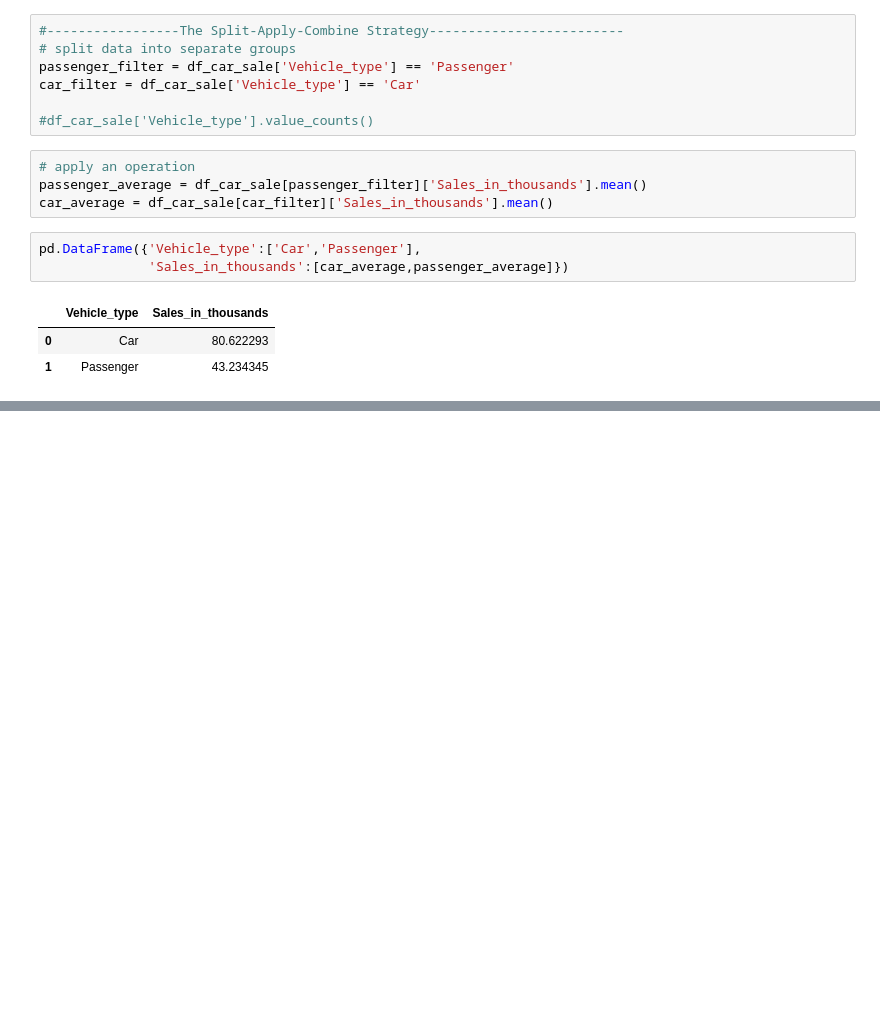
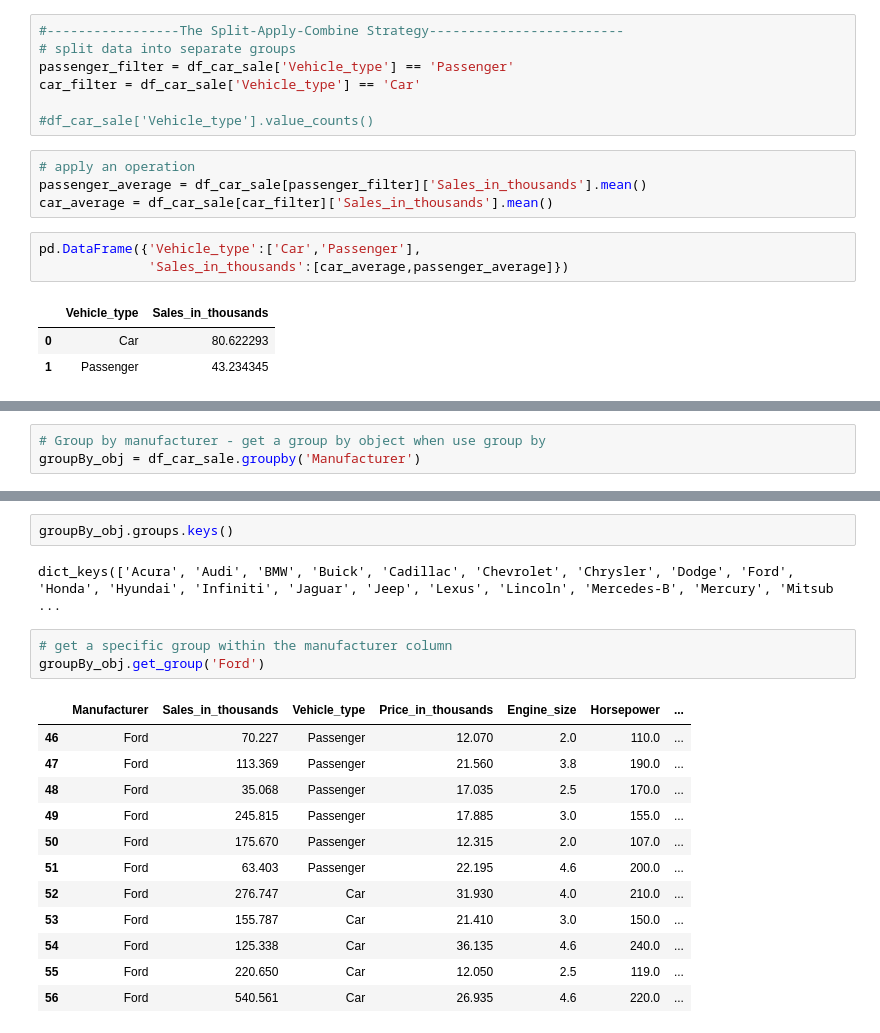
Before and after one commit to DiilaNa/Data_Science_with-Pandas, a Jupyter notebook: Project-2/GroupByandAgrregateFunctions.ipynb, the cells around one changed output, grey strips where cells are left out. Drawn from its saved outputs; the diff is of its cells as text; blank space fills up the shorter version.

```diff
--- a/Project-2/GroupByandAgrregateFunctions.ipynb
+++ b/Project-2/GroupByandAgrregateFunctions.ipynb
@@ -163,0 +174,3 @@ pd.DataFrame({'Vehicle_type':['Car','Passenger'],
+# %%
+# Group by manufacturer - get a group by object when use group by
+groupBy_obj = df_car_sale.groupby('Manufacturer')
@@ -163,0 +186,20 @@ pd.DataFrame({'Vehicle_type':['Car','Passenger'],
+# %%
+groupBy_obj.groups.keys()
+# %% [output]
+dict_keys(['Acura', 'Audi', 'BMW', 'Buick', 'Cadillac', 'Chevrolet', 'Chrysler', 'Dodge', 'Ford', 'Honda', 'Hyundai', 'Infiniti', 'Jaguar', 'Jeep', 'Lexus', 'Lincoln', 'Mercedes-B', 'Mercury', 'Mitsub ...
+# %%
+# get a specific group within the manufacturer column
+groupBy_obj.get_group('Ford')
+# %% [output]
+|  | Manufacturer | Sales_in_thousands | Vehicle_type | Price_in_thousands | Engine_size | Horsepower | ... |
+| 46 | Ford | 70.227 | Passenger | 12.070 | 2.0 | 110.0 | ... |
+| 47 | Ford | 113.369 | Passenger | 21.560 | 3.8 | 190.0 | ... |
+| 48 | Ford | 35.068 | Passenger | 17.035 | 2.5 | 170.0 | ... |
+| 49 | Ford | 245.815 | Passenger | 17.885 | 3.0 | 155.0 | ... |
+| 50 | Ford | 175.670 | Passenger | 12.315 | 2.0 | 107.0 | ... |
+| 51 | Ford | 63.403 | Passenger | 22.195 | 4.6 | 200.0 | ... |
+| 52 | Ford | 276.747 | Car | 31.930 | 4.0 | 210.0 | ... |
+| 53 | Ford | 155.787 | Car | 21.410 | 3.0 | 150.0 | ... |
+| 54 | Ford | 125.338 | Car | 36.135 | 4.6 | 240.0 | ... |
+| 55 | Ford | 220.650 | Car | 12.050 | 2.5 | 119.0 | ... |
+| 56 | Ford | 540.561 | Car | 26.935 | 4.6 | 220.0 | ... |
```
Also changed, not shown: parts of 8 cells of this notebook.
